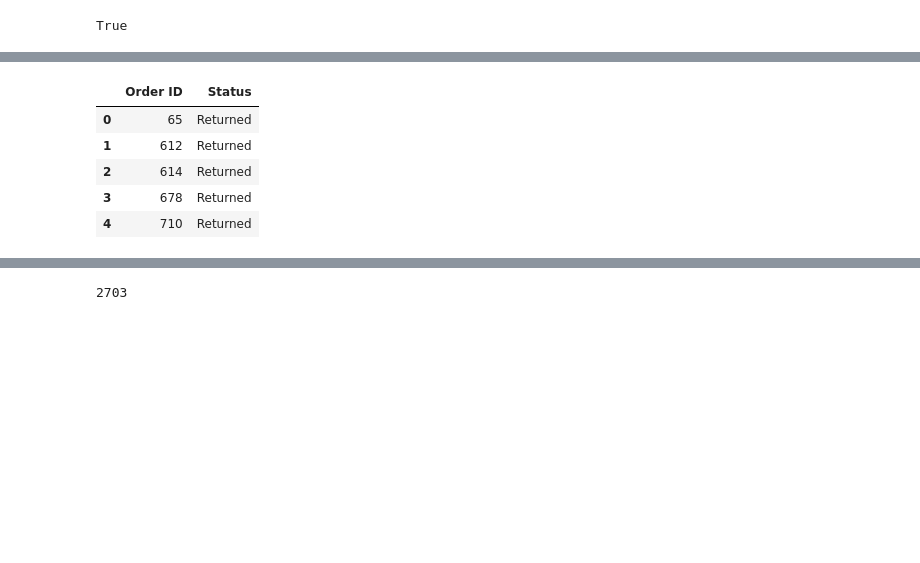
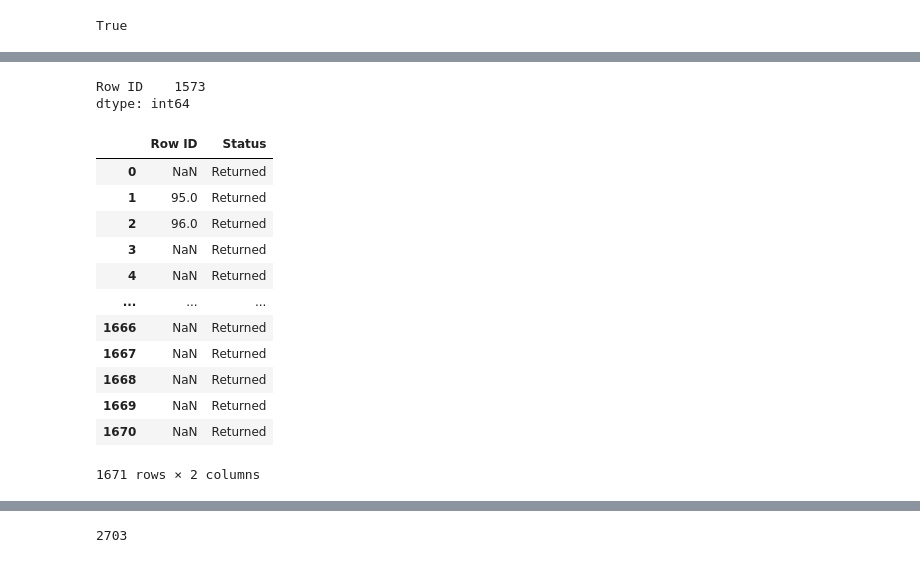
Before and after one commit to Rushi9867/Ineuron_Tasks, a Jupyter notebook: SuperstoreTask.ipynb, the cells around one changed output, grey strips where cells are left out. Cells and saved outputs as stored; diff of their text form; code cells hidden in the pictures; blank space fills up the shorter version.

```diff
--- a/SuperstoreTask.ipynb
+++ b/SuperstoreTask.ipynb
@@ -2,8 +2,8 @@
 # 1 . load this data in sql and in pandas with a relation in sql
 import pandas as pd
 import numpy as np
-data = pd.read_excel('Superstore_USA.xlsx')
-data.head()
+df1 = pd.read_excel('Superstore_USA.xlsx')
+df1.head()
 # %% [output]
 |  | Row ID | Order Priority | Discount | Unit Price | Shipping Cost | Customer ID | Customer Name | Ship Mode | ... |
 | 0 | 18606 | Not Specified | 0.01 | 2.88 | 0.50 | 2 | Janice Fletcher | Regular Air | ... |
@@ -42,13 +111,24 @@ data.to_sql('superstore_data',con=engine,index=False)
+# %%
+data[['Row ID']].isnull().sum()
+# %% [output]
+Row ID    1573
+dtype: int64
 # %%
 # 3 . Find out how return that we have recived and with a product id
-data2 = pd.read_excel('Superstore_USA.xlsx',sheet_name='Returns')
-data2.head()
+data[['Row ID','Status']]
 # %% [output]
-|  | Order ID | Status |
-| 0 | 65 | Returned |
-| 1 | 612 | Returned |
-| 2 | 614 | Returned |
-| 3 | 678 | Returned |
-| 4 | 710 | Returned |
+|  | Row ID | Status |
+| 0 | NaN | Returned |
+| 1 | 95.0 | Returned |
+| 2 | 96.0 | Returned |
+| 3 | NaN | Returned |
+| 4 | NaN | Returned |
+| ... | ... | ... |
+| 1666 | NaN | Returned |
+| 1667 | NaN | Returned |
+| 1668 | NaN | Returned |
+| 1669 | NaN | Returned |
+| 1670 | NaN | Returned |
+1671 rows × 2 columns
 # %%
 # 4 . try  to join order and return data both in sql and pandas
```
Also changed, not shown: parts of 9 cells of this notebook, 12 other files.
